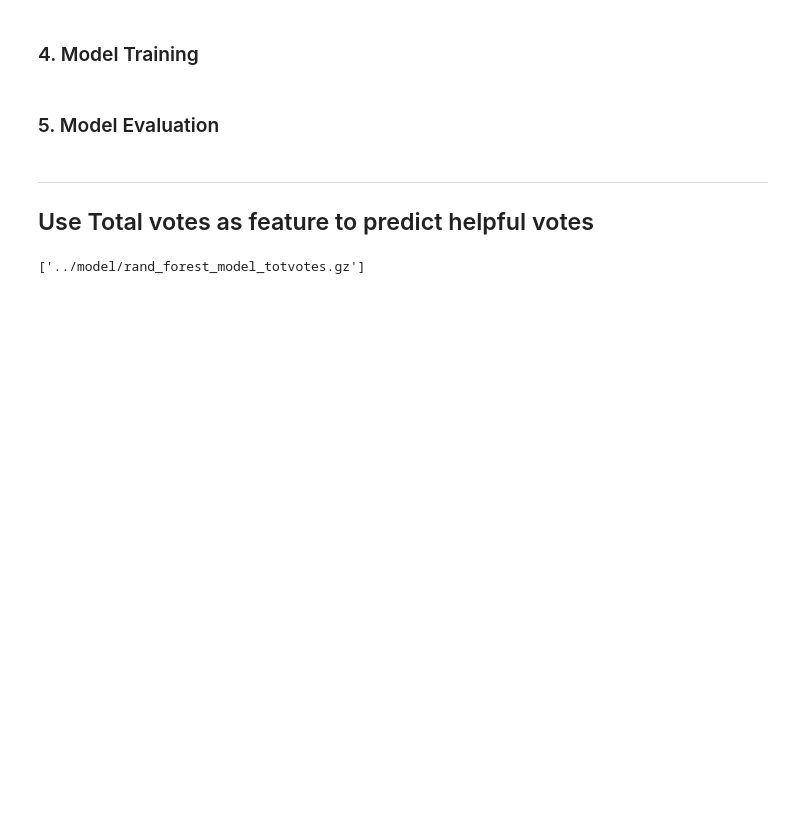
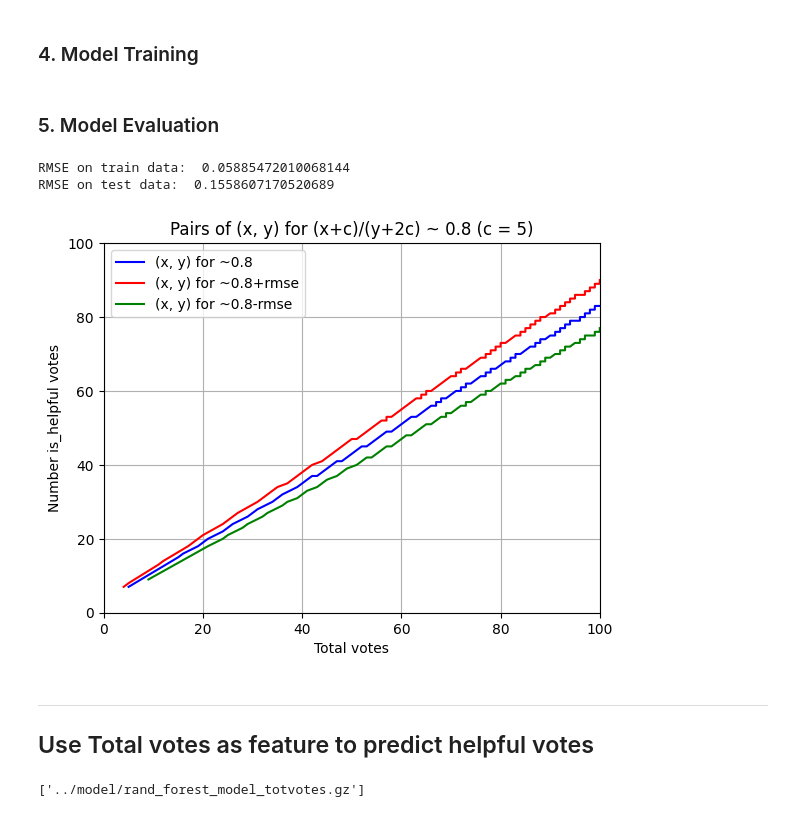
Before and after one commit to AndreaAlberti07/Amazon-books-reviews-ML, a Jupyter notebook: notebooks/model/helpfulness_model.ipynb, the cells around one changed output. Saved outputs shown, nothing was run; the diff lists cells and outputs as text; code cells hidden in the pictures; blank space fills up the shorter version.

Commit message:
Updated model #7

```diff
--- a/notebooks/model/helpfulness_model.ipynb
+++ b/notebooks/model/helpfulness_model.ipynb
@@ -119,5 +119,24 @@ print('RMSE with smoothing: ', rmse_smoothing)
 # Choose a dynamic threshold to determine whether a review is helpful or not
 # %% [markdown]
 ### 5. Model Evaluation
+# %%
+train_data = np.load('../model/_gitignore/train_data_wv2_30_5.npz', allow_pickle=True)
+test_data = np.load('../model/_gitignore/test_data_w2v_30_5.npz', allow_pickle=True)
+
+X_train = train_data['x']
+Y_train = train_data['y']
+X_test = test_data['x']
+Y_test = test_data['y']
+
+rand_forest = joblib.load('../model/_gitignore/rand_forest_model.gz')
+
+Y_test_pred = rand_forest.predict(X_test)
+Y_train_pred = rand_forest.predict(X_train)
+
+print('RMSE on train data: ', rmse(Y_train, Y_train_pred))
+print('RMSE on test data: ', rmse(Y_test, Y_test_pred))
+# %% [output]
+RMSE on train data:  0.05885472010068144
+RMSE on test data:  0.1558607170520689
 # %%
 # Other approach: change the helpfulness before, and just fit a binary classification model.
@@ -126,39 +143,61 @@ print('RMSE with smoothing: ', rmse_smoothing)
 # %%
 import matplotlib.pyplot as plt
 import numpy as np
 
 def equation(c, x, y):
     return (x + c) / (y + 2 * c)
 
-def find_xy_pairs(c, target_ratio, max_value=100):
+def find_xy_pairs(c, target_ratio, rmse, max_value=100):
     valid_pairs = []
+    upper_pairs = []
+    lower_pairs = []
 
     for x in range(1, max_value + 1):
         for y in range(1, max_value + 1):
             if (
-                equation(c, x, y) >= target_ratio * 0.95
-                and equation(c, x, y) <= target_ratio * 1.05
+                equation(c, x, y) >= target_ratio * 0.99
+                and equation(c, x, y) <= target_ratio * 1.01
             ):
                 valid_pairs.append((x, y))
+            if (
+                equation(c, x, y) >= (target_ratio+rmse) * 0.99
+                and equation(c, x, y) <= (target_ratio+rmse) * 1.01
+            ):
+                upper_pairs.append((x, y))
+            if (
+                equation(c, x, y) >= (target_ratio-rmse) * 0.99
+                and equation(c, x, y) <= (target_ratio-rmse) * 1.01
+            ):
+                lower_pairs.append((x, y))
 
-    return valid_pairs
+    return valid_pairs, upper_pairs, lower_pairs
 
 c = 5  # Replace with your desired constant value
 target_ratio = 0.8  # Replace with your desired target ratio
 max_value = 100  # You can adjust this maximum value as needed
 
-valid_pairs = find_xy_pairs(c, target_ratio, max_value)
+valid_pairs, upper_pairs, lower_pairs = find_xy_pairs(c, target_ratio, 0.05885472010068144, max_value)
 
-x_values = [x for x, _ in valid_pairs]
-y_values = [y for _, y in valid_pairs]
+x_values_valid = [x for x, _ in valid_pairs]
+y_values_valid = [y for _, y in valid_pairs]
+x_values_upper = [x for x, _ in upper_pairs]
+y_values_upper = [y for _, y in upper_pairs]
+x_values_lower = [x for x, _ in lower_pairs]
+y_values_lower = [y for _, y in lower_pairs]
 
-plt.scatter(x_values, y_values, label=f"(x, y) for ~{target_ratio}", color='blue')
-plt.xlabel("x")
-plt.ylabel("y")
+plt.plot(y_values_valid, x_values_valid, label=f"(x, y) for ~{target_ratio}", color='blue')
+plt.plot(y_values_upper, x_values_upper, label=f"(x, y) for ~{target_ratio}+rmse", color='red')
+plt.plot(y_values_lower, x_values_lower, label=f"(x, y) for ~{target_ratio}-rmse", color='green')
+plt.ylim(0, max_value)
+plt.xlim(0, max_value)
+plt.xlabel("Total votes")
+plt.ylabel("Number is_helpful votes")
 plt.title(f"Pairs of (x, y) for (x+c)/(y+2c) ~ {target_ratio} (c = {c})")
 plt.grid(True)
 plt.legend()
 plt.show()
+# %% [output]
+[figure, added]
 # %% [markdown]
 ---
 
```
Also changed, not shown: parts of 1 cell of this notebook.
